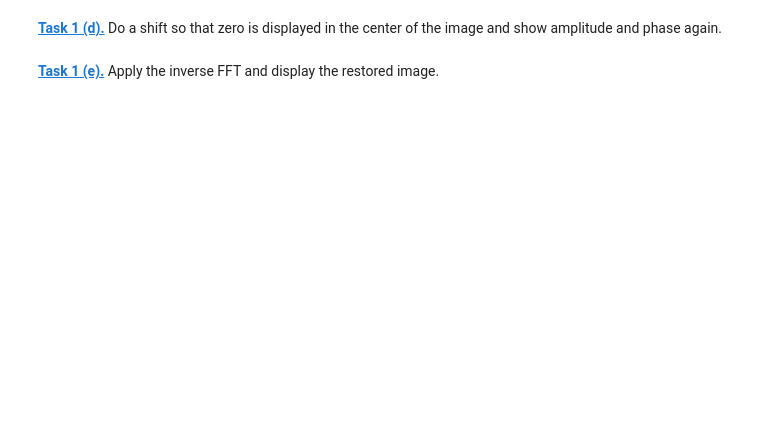
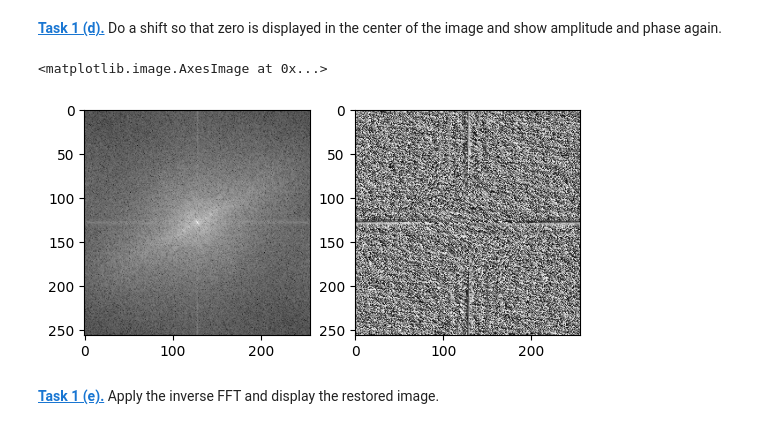
Before and after one commit to leventetn/mobi-fs5-python, a Jupyter notebook: fourier.ipynb, the cells around one changed output. Drawn from its saved outputs; the diff is of its cells as text; code cells hidden in the pictures; blank space fills up the shorter version.

```diff
--- a/fourier.ipynb
+++ b/fourier.ipynb
@@ -14,4 +19,6 @@ resize()
 # %% [markdown]
 **[Task 1 (b).]()** Apply the fast Fourier transform and check the data type of the result.
+# %%
+cell_ft = np.fft.fft2(cell_img)
 # %% [markdown]
 **[Task 1 (c).]()** Extract the phase and amplitude and display them.
@@ -24,4 +37,18 @@ plt.imshow(phase, 'gray')
 # %% [markdown]
 **[Task 1 (d).]()** Do a shift so that zero is displayed in the center of the image and show amplitude and phase again.
+# %%
+cell_shift = np.fft.fftshift(cell_ft)
+
+amplitude = np.abs(cell_shift)
+phase = np.angle(cell_shift)
+
+plt.figure()
+plt.subplot(1, 2, 1)
+plt.imshow(np.log(amplitude), 'gray')
+plt.subplot(1, 2, 2)
+plt.imshow(phase, 'gray')
+# %% [output]
+<matplotlib.image.AxesImage at 0x...>
+[figure, added]
 # %% [markdown]
 **[Task 1 (e).]()** Apply the inverse FFT and display the restored image.
```
Also changed, not shown: parts of 9 cells of this notebook.
